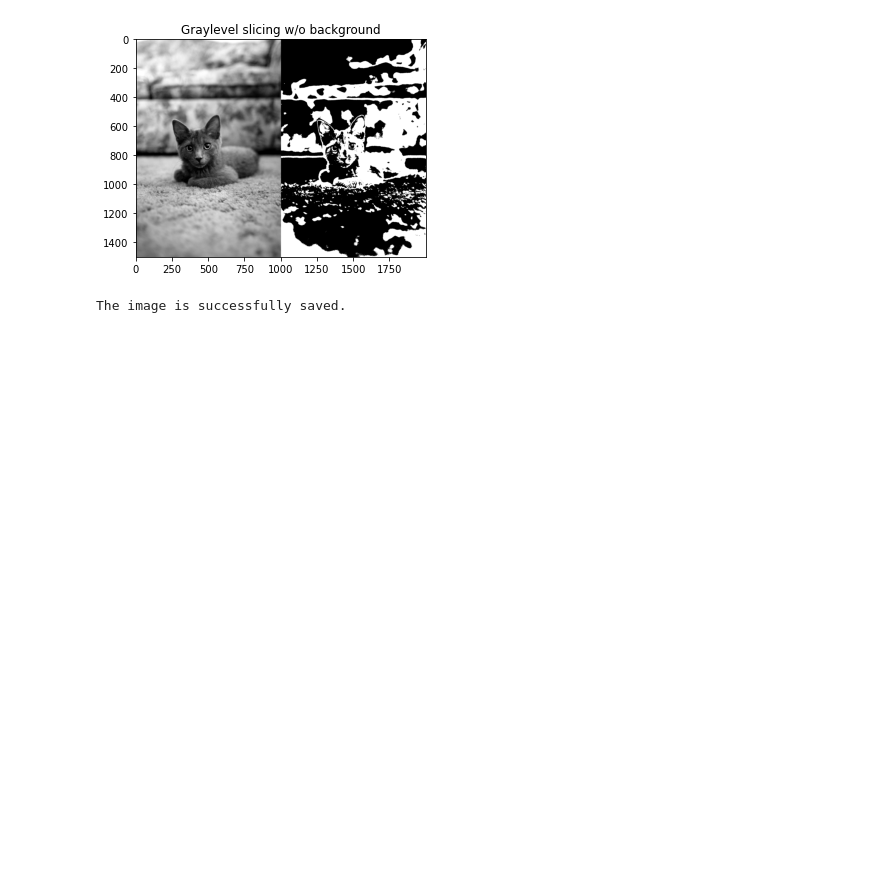
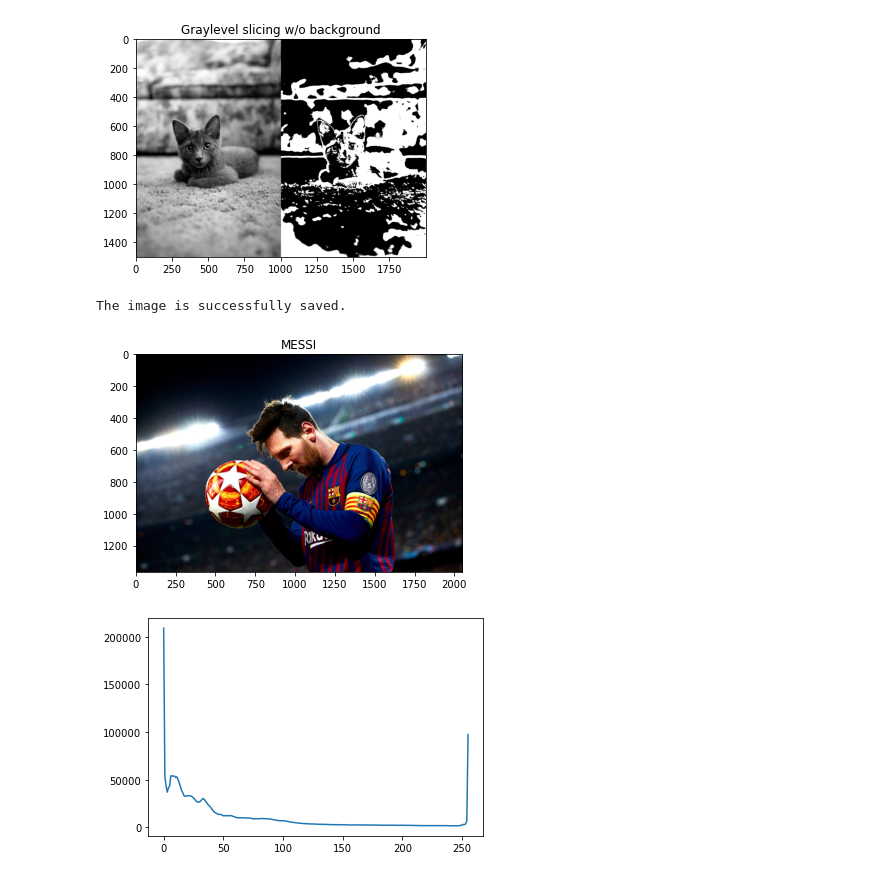
Before and after one commit to Swap77nil/Image-Processing, a Jupyter notebook: Untitled38.ipynb, the cells around one changed output. Saved outputs shown, nothing was run; the diff lists cells and outputs as text; code cells hidden in the pictures; blank space fills up the shorter version.

```diff
--- a/Untitled38.ipynb
+++ b/Untitled38.ipynb
@@ -146,3 +149,23 @@ if isSaved:
     print('The image is successfully saved.')
 # %% [output]
 The image is successfully saved.
+# %%
+import cv2
+
+# importing library for plotting
+from matplotlib import pyplot as plt
+
+# reads an input image
+img = cv2.imread('lm10.jpg',0)
+plt.title("MESSI")
+plt.imshow(cv2.cvtColor(imageObj, cv2.COLOR_BGR2RGB))
+plt.show()
+# find frequency of pixels in range 0-255
+histr = cv2.calcHist([img],[0],None,[256],[0,256])
+
+# show the plotting graph of an image
+plt.plot(histr)
+plt.show()
+# %% [output]
+[figure, added]
+[figure, added]
```
Also changed, not shown: parts of 3 cells of this notebook.
